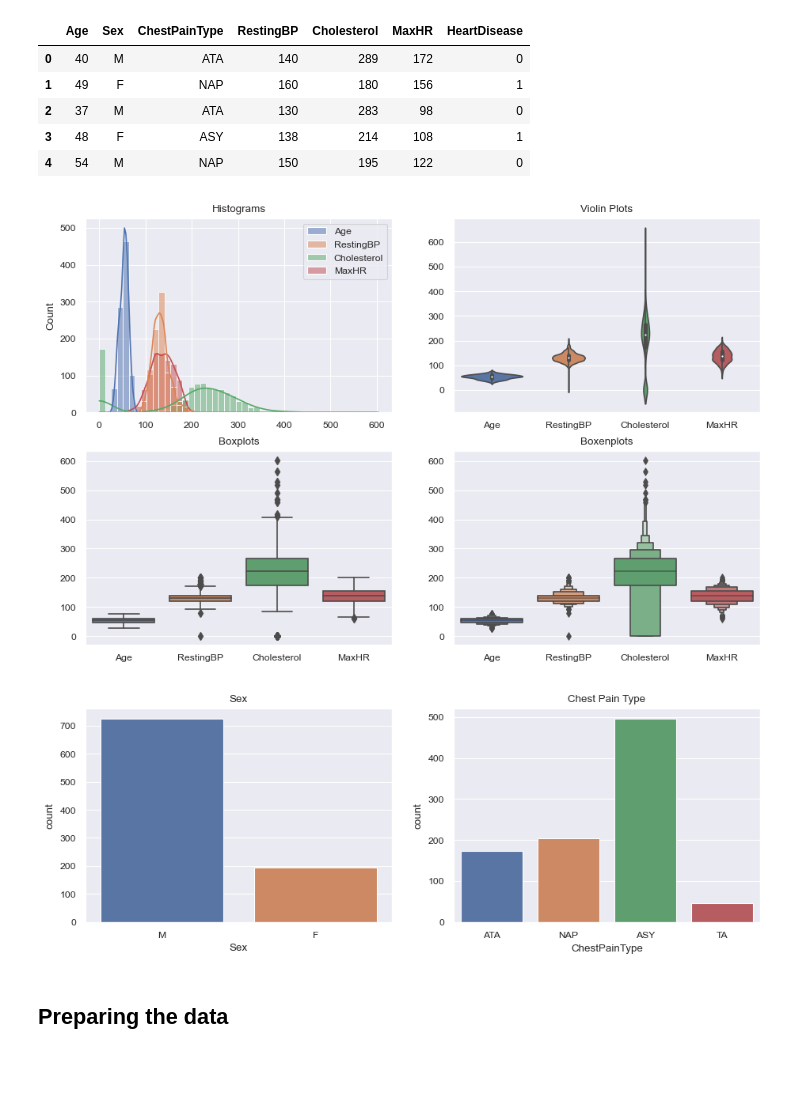
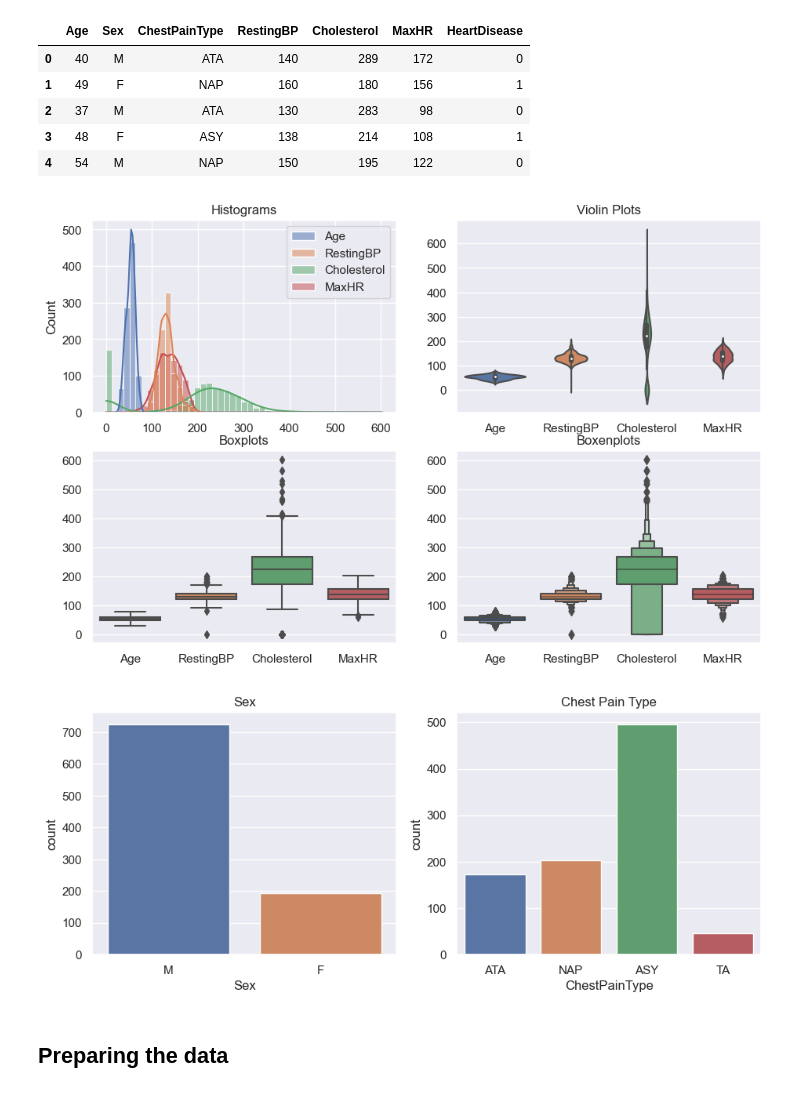
Before and after one commit to Goliath-Research/Machine-Learning, a Jupyter notebook: Classification/8-SeveralClassModels.ipynb, the cells around one changed output. Saved outputs shown, nothing was run; the diff lists cells and outputs as text; code cells hidden in the pictures; blank space fills up the shorter version.

```diff
--- a/Classification/8-SeveralClassModels.ipynb
+++ b/Classification/8-SeveralClassModels.ipynb
@@ -20,7 +20,8 @@ import numpy as np
 import pandas as pd
 import matplotlib.pyplot as plt
 import seaborn as sns
-sns.set(); sns.set_context("paper")
+# set default figure size
+sns.set_theme(rc={"figure.figsize":(6, 4)})
 # %%
 from sklearn.linear_model import LogisticRegression
 from sklearn.discriminant_analysis import LinearDiscriminantAnalysis, QuadraticDiscriminantAnalysis
@@ -110,18 +111,18 @@ plt.subplot(224)
 sns.boxenplot(data = df[['Age','RestingBP', 'Cholesterol', 'MaxHR']]
             ).set(title="Boxenplots");
 # %% [output]
-[figure, old version]
+[figure, new version]
 # %%
 # Analysing categorical variable
-plt.figure(figsize=(11, 3.5))
+plt.figure(figsize=(11, 4))
 
 plt.subplot(121)
 sns.countplot(x=df.Sex).set(title="Sex")
 
 plt.subplot(122)
 sns.countplot(x=df.ChestPainType).set(title="Chest Pain Type");
 # %% [output]
-[figure, old version]
+[figure, new version]
 # %% [markdown]
 ## Preparing the data
 # %% [markdown]
```
Also changed, not shown: parts of 3 cells of this notebook, 7 other files.
